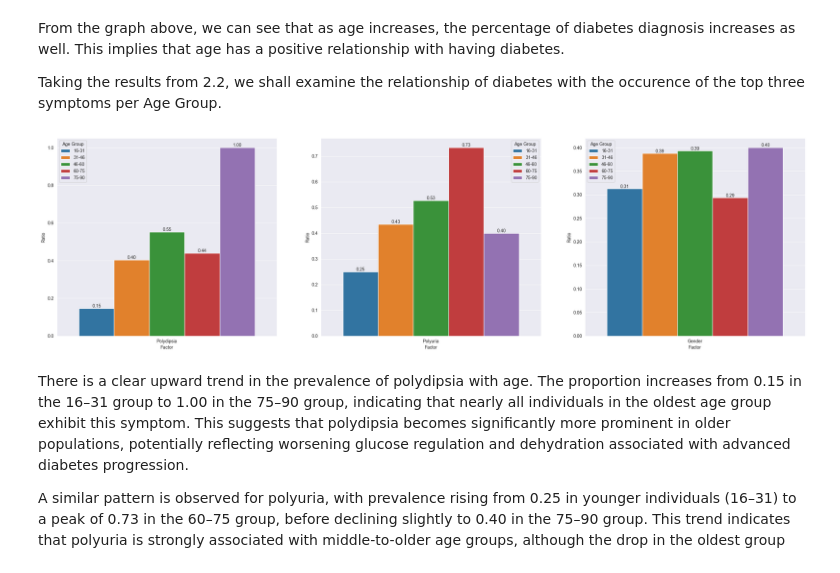
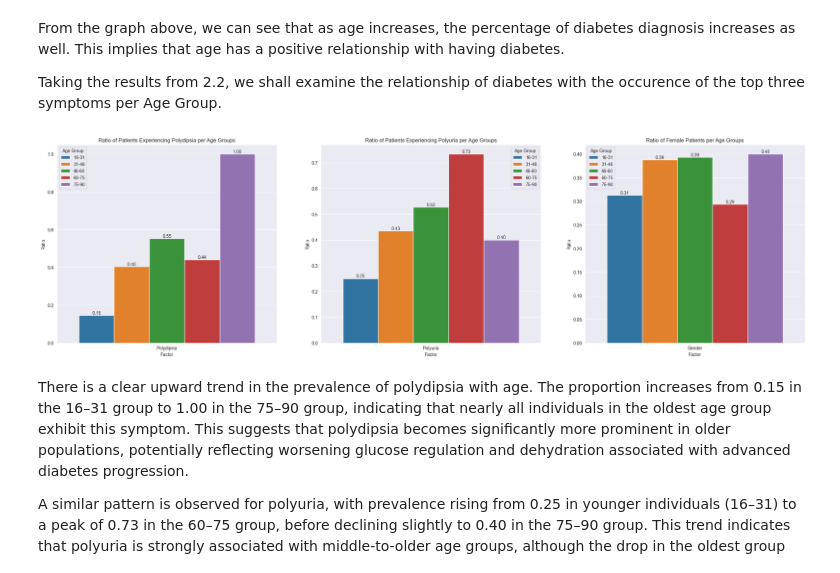
Before and after one commit to oo-Kwago-oo/diabetes-analysis-blog, a Jupyter notebook: analysis/final_analysis.ipynb, the cells around one changed output. Saved outputs shown, nothing was run; the diff lists cells and outputs as text; code cells hidden in the pictures.

Commit message:
added png and pdf files of the graphs in each question

```diff
--- a/analysis/final_analysis.ipynb
+++ b/analysis/final_analysis.ipynb
@@ -85,6 +85,11 @@ X_train, X_test, y_train, y_test = train_test_split(features, target, test_size
 # %% [markdown]
 To measure the association of the symptoms with diabetes, we shall use the difference in conditional probabilities. The difference in conditional probabilities measures how much more frequently a physiological factor occurs in diabetic patients compared to non-diabetic patients. **Larger positive differences indicate stronger associations with diabetes**, suggesting that these factors are more discriminative for identifying the disease.
 # %%
+df = df_factored.copy()
+
+target = df['class']
+features = df.drop('class', axis = 1).copy()
+
 df["age_group"] = pd.cut(
     df["Age"],
     bins=[0, 30, 40, 50, 60, 100],
@@ -395,34 +405,42 @@ symp_df = np.transpose(symp_df.groupby('Age group').mean())
 age_groups = symp_df.columns
 symp_df.reset_index(inplace=True)
 
 cols = np.concat([['Factor'], age_groups])
 symp_df.columns = cols
 
 symp_df = symp_df.melt(
     id_vars='Factor',
     value_vars = age_groups,
     var_name='Age Group',
     value_name='Ratio'
 )
 
 palette = [
     "#1f77b4",  # blue
     "#ff7f0e",  # orange
     "#2ca02c",  # green
     "#d62728",  # red
     "#9467bd"   # purple
 ]
 
 fig, ax = plt.subplots(1,3, figsize=(30,8))
 
 for idx, ax in enumerate(ax.flat):
     factor = symptoms[idx]
     data = symp_df[symp_df['Factor'] == factor]
     sns.barplot(data=data, y='Ratio', x='Factor', hue='Age Group', ax=ax, palette=palette)
+
+    if factor == 'Gender':
+        ax.set_title('Ratio of Female Patients per Age Groups')
+    else:
+        ax.set_title(f'Ratio of Patients Experiencing {factor} per Age Groups')
     for container in ax.containers:
         ax.bar_label(container, fmt='%.2f')
+
+plt.savefig("q3.pdf", bbox_inches="tight")
+plt.savefig("q3.png", bbox_inches="tight")
 # %% [output]
-[figure, old version]
+[figure, new version]
 # %% [markdown]
 There is a clear upward trend in the prevalence of polydipsia with age. The proportion increases from 0.15 in the 16–31 group to 1.00 in the 75–90 group, indicating that nearly all individuals in the oldest age group exhibit this symptom.
 This suggests that polydipsia becomes significantly more prominent in older populations, potentially reflecting worsening glucose regulation and dehydration associated with advanced diabetes progression.
```
Also changed, not shown: parts of 3 cells of this notebook, 8 other files.
